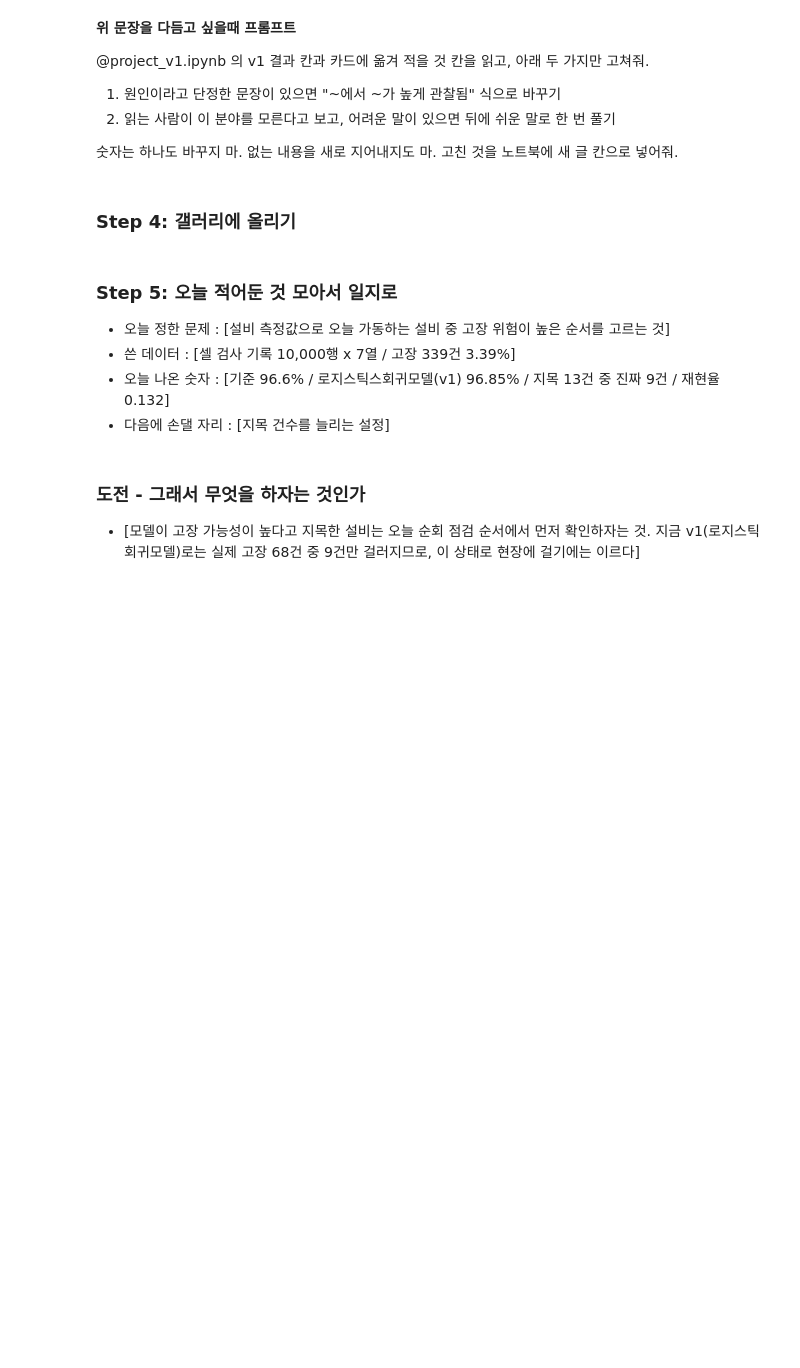
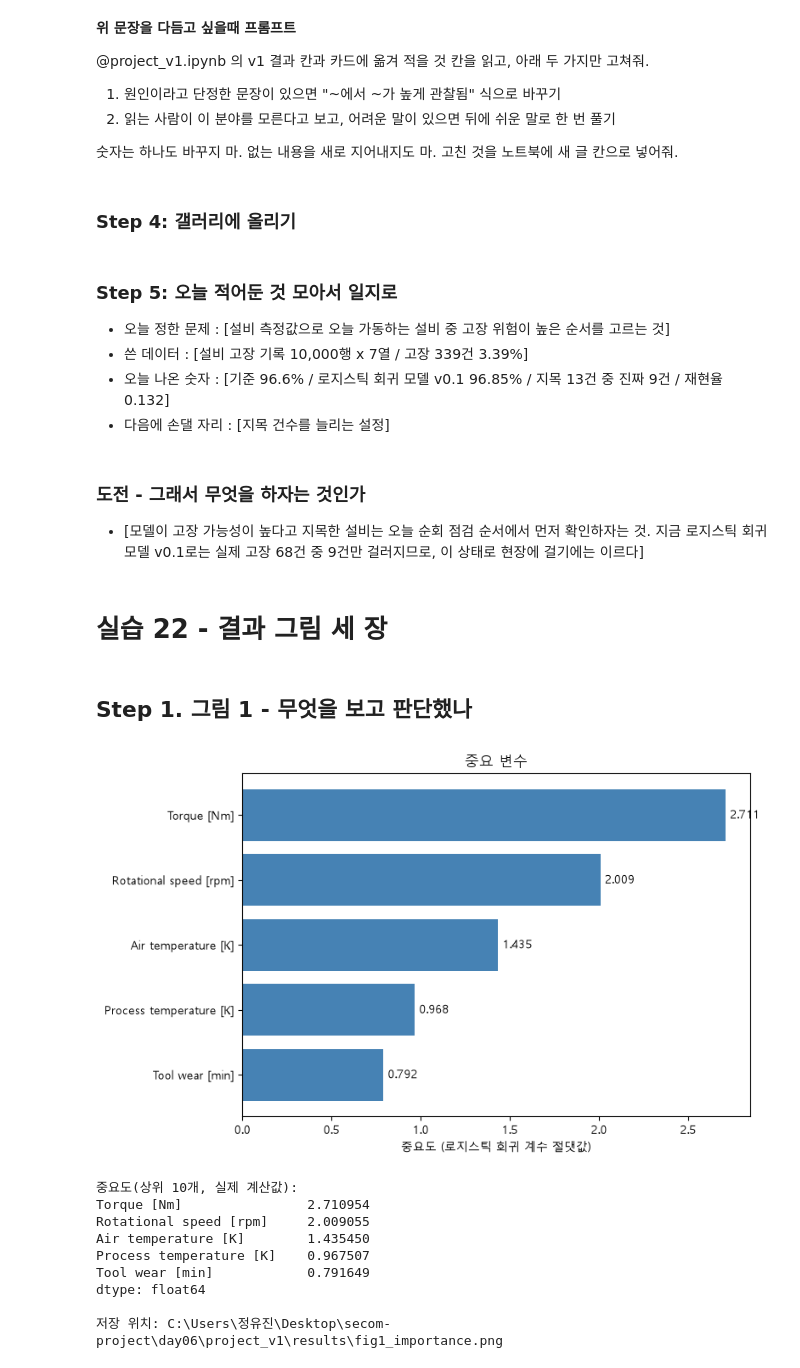
Before and after one commit to youjin7893-source/defect-prediction, a Jupyter notebook: day06/project_v1/project_v1.ipynb, the cells around one changed output. Cells and saved outputs as stored; diff of their text form; code cells hidden in the pictures; blank space fills up the shorter version.

```diff
--- a/day06/project_v1/project_v1.ipynb
+++ b/day06/project_v1/project_v1.ipynb
@@ -490,11 +490,57 @@ df.head()
 ### Step 5: 오늘 적어둔 것 모아서 일지로
 
 - 오늘 정한 문제 : [설비 측정값으로 오늘 가동하는 설비 중 고장 위험이 높은 순서를 고르는 것]
-- 쓴 데이터 : [셀 검사 기록 10,000행 x 7열 / 고장 339건 3.39%]
-- 오늘 나온 숫자 : [기준 96.6% / 로지스틱스회귀모델(v1) 96.85% / 지목 13건 중 진짜 9건 / 재현율 0.132]
+- 쓴 데이터 : [설비 고장 기록 10,000행 x 7열 / 고장 339건 3.39%]
+- 오늘 나온 숫자 : [기준 96.6% / 로지스틱 회귀 모델 v0.1 96.85% / 지목 13건 중 진짜 9건 / 재현율 0.132]
 - 다음에 손댈 자리 : [지목 건수를 늘리는 설정]
 # %% [markdown]
 ### 도전 - 그래서 무엇을 하자는 것인가
 
 - [모델이 고장 가능성이 높다고 지목한 설비는 오늘 순회 점검 순서에서 먼저 확인하자는 것.
-지금 v1(로지스틱회귀모델)로는 실제 고장 68건 중 9건만 걸러지므로, 이 상태로 현장에 걸기에는 이르다]
+지금 로지스틱 회귀 모델 v0.1로는 실제 고장 68건 중 9건만 걸러지므로, 이 상태로 현장에 걸기에는 이르다]
+# %% [markdown]
+# 실습 22 - 결과 그림 세 장
+# %% [markdown]
+## Step 1. 그림 1 - 무엇을 보고 판단했나
+# %%
+# 지금 노트북에서 이미 학습된 로지스틱 회귀 모델 v0.1(변수 모델)의 계수를 열 중요도로 쓴다
+import matplotlib.pyplot as plt
+import matplotlib as mpl
+import os
+
+mpl.rcParams["font.family"] = "Malgun Gothic"  # 한글이 깨지지 않도록 폰트를 먼저 잡는다
+mpl.rcParams["axes.unicode_minus"] = False  # 마이너스 기호가 깨지지 않게 한다
+
+중요도 = pd.Series(모델.coef_[0], index=숫자열).abs().sort_values(ascending=False).head(10)  # 절댓값 기준 상위 10개 (지금은 열이 5개라 전부 나온다)
+중요도_그림용 = 중요도.sort_values()  # 가로 막대는 아래서 위로 그려지므로 작은 값이 먼저 오게 정렬
+
+fig, ax = plt.subplots(figsize=(8, 5))
+막대들 = ax.barh(중요도_그림용.index, 중요도_그림용.values, color="steelblue")
+ax.set_title("중요 변수")  # 요청받은 제목
+ax.set_xlabel("중요도 (로지스틱 회귀 계수 절댓값)")
+
+for 막대, 값 in zip(막대들, 중요도_그림용.values):
+    ax.text(막대.get_width(), 막대.get_y() + 막대.get_height() / 2, f" {값:.3f}", va="center")  # 막대 옆에 값 적기
+
+fig.tight_layout()
+
+os.makedirs("results", exist_ok=True)  # results 폴더 만들기
+저장경로1 = os.path.join("results", "fig1_importance.png")
+fig.savefig(저장경로1, dpi=150, bbox_inches="tight")  # 파일로 저장
+plt.show()
+
+print("중요도(상위 10개, 실제 계산값):")
+print(중요도)
+print()
+print("저장 위치:", os.path.abspath(저장경로1))
+# %% [output]
+[figure, added]
+중요도(상위 10개, 실제 계산값):
+Torque [Nm]                2.710954
+Rotational speed [rpm]     2.009055
+Air temperature [K]        1.435450
+Process temperature [K]    0.967507
+Tool wear [min]            0.791649
+dtype: float64
+
+저장 위치: C:\Users\정유진\Desktop\secom-project\day06\project_v1\results\fig1_importance.png
```
Also changed, not shown: parts of 17 cells of this notebook, 4 other files.
